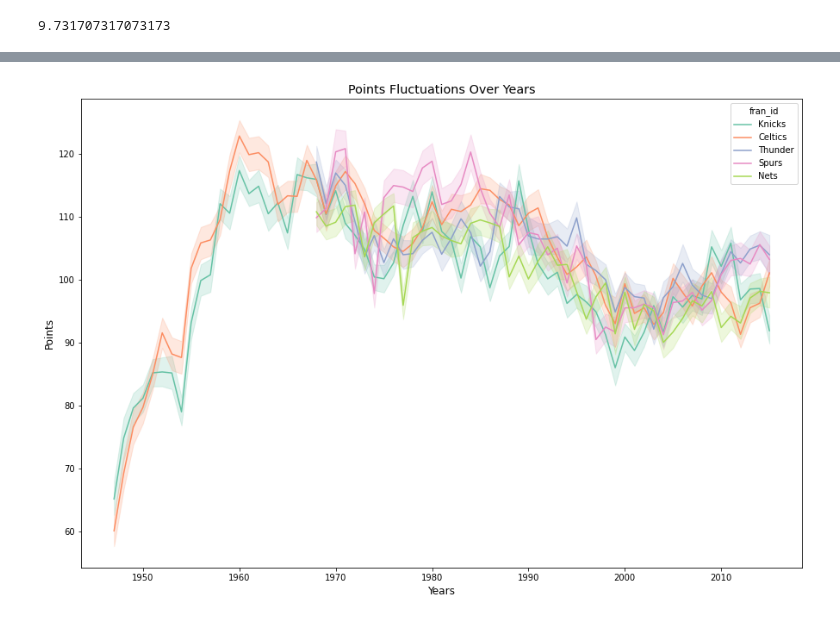
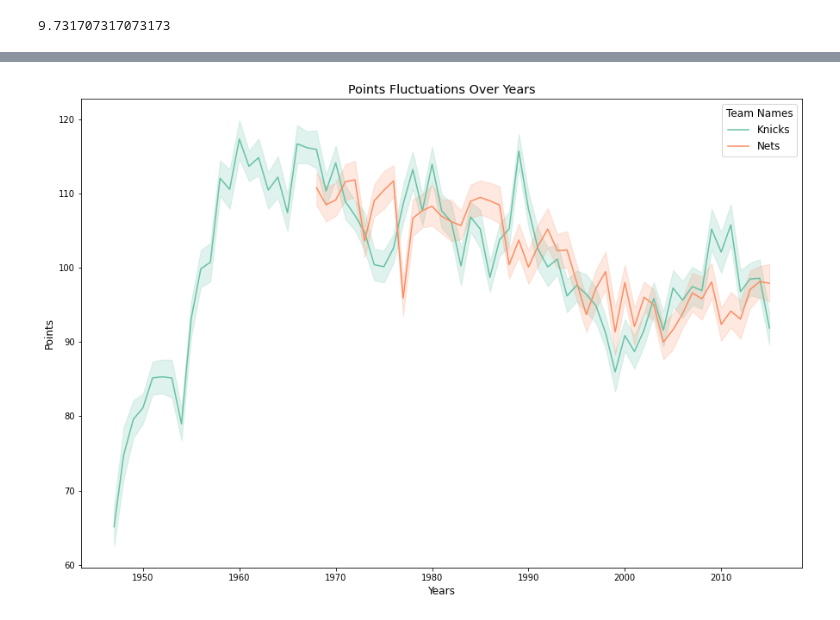
Before and after one commit to jadidaniel/jupyter-notebooks, a Jupyter notebook: associations_nba/nba_trends.ipynb, the cells around one changed output, grey strips where cells are left out. Cells and saved outputs as stored; diff of their text form; code cells hidden in the pictures.

```diff
--- a/associations_nba/nba_trends.ipynb
+++ b/associations_nba/nba_trends.ipynb
@@ -135,10 +184,9 @@ What about points count over years for these 2 teams? Let's create a function th
 # %%
 # Filter slice of over years so it contains only 2 teams
 knicks_nets_all_years = nba[(nba.fran_id == 'Knicks') | (nba.fran_id == 'Nets')]
-knicks_nets_all_years = knicks_nets_all_years[knicks_nets_all_years.year_id >= 1968]
 # %%
-# Create points over years visualisation function
-def visualise_lineplot(dataset, team_names):
+# Create lineplot function
+def visualise_lineplot(dataset, palette, title, xlabel, ylabel, legend_title):
     # Prepare grid
     plt.figure(figsize = (15,10))
     # Create lineplot
@@ -146,14 +194,17 @@ def visualise_lineplot(dataset, team_names):
         x=dataset.year_id,
         y=dataset.pts,
         hue=dataset.fran_id,
-        palette= 'Set2',
+        palette= palette,
         legend=True)
 
     # Add descriptions
-    ax.set_title('Points Fluctuations Over Years', fontsize = 'x-large')
-    ax.set_xlabel('Years', fontsize = 'large')
-    ax.set_ylabel('Points', fontsize = 'large')
+    ax.legend(title=legend_title,
+    title_fontsize='large',
+    loc='best',
+    fontsize = 'large')
 
-
+    ax.set_title(title, fontsize = 'x-large')
+    ax.set_xlabel(xlabel, fontsize = 'large')
+    ax.set_ylabel(ylabel, fontsize = 'large')
 
     return plt.show()
@@ -166,4 +211,11 @@ visualise_lineplot(knicks_nets_all_years, ['"Knicks"', '"Nets"'])
-# %%
-visualise_lineplot(nba, ['Knicks', 'Celtics', 'Thunder', 'Spurs', 'Nets'])
-# %% [output]
-[figure, removed]
+# %%
+# Call lineplot function
+visualise_lineplot(
+    knicks_nets_all_years,
+    palette='Set2',
+    title='Points Fluctuations Over Years',
+    xlabel='Years',
+    ylabel='Points',
+    legend_title='Team Names')
+# %% [output]
+[figure, added]
```
Also changed, not shown: parts of 22 cells of this notebook.
